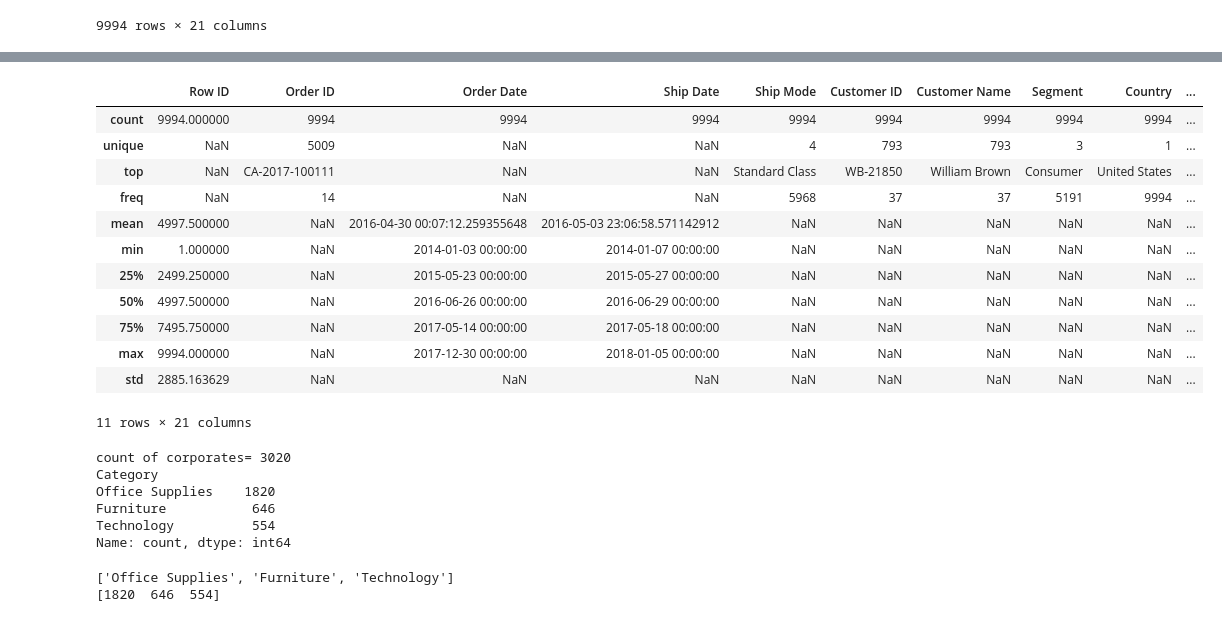
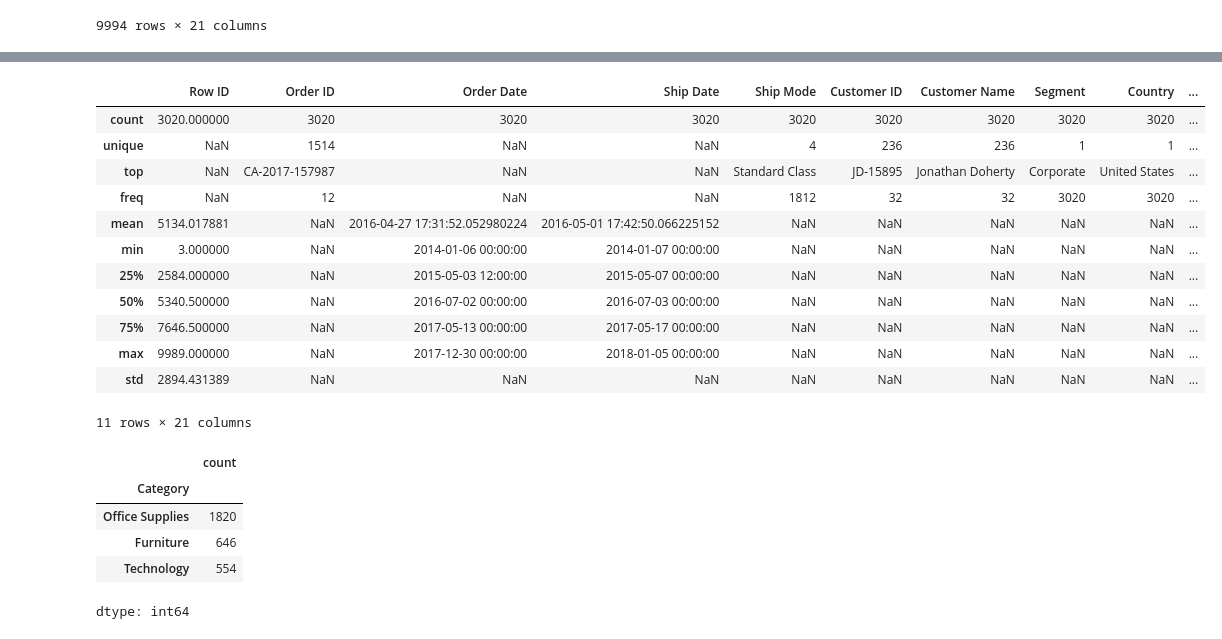
Before and after one commit to ankitg-02/sales_analysis, a Jupyter notebook: Corporate.ipynb, the cells around one changed output, grey strips where cells are left out. Drawn from its saved outputs; the diff is of its cells as text; code cells hidden in the pictures.

```diff
--- a/Corporate.ipynb
+++ b/Corporate.ipynb
@@ -7,8 +7,8 @@ import matplotlib.pyplot as plt
 # %%
 #importing data from excelsheet
 corporate_sales=pd.read_excel("/content/Sample-sales-data-excel.xls")
-corporate=pd.Data Frame(corporate_sales)
-corporate
+data=pd.DataFrame(corporate_sales)
+data
 # %% [output]
 |  | Row ID | Order ID | Order Date | Ship Date | Ship Mode | Customer ID | Customer Name | Segment | Country | ... |
 | 0 | 1 | CA-2016-152156 | 2016-11-08 | 2016-11-11 | Second Class | CG-12520 | Claire Gute | Consumer | United States | ... |
@@ -65,0 +26,4 @@ dtype: object
+# %%
+corporate_mod=data.groupby('Segment')
+corporate_data=corporate_mod.get_group('Corporate')
+corporate_data
@@ -107,46 +106,28 @@ Profit :
 # %%
-corporate.describe(include='all')
+corporate_data.describe(include="all")
 # %% [output]
 |  | Row ID | Order ID | Order Date | Ship Date | Ship Mode | Customer ID | Customer Name | Segment | Country | ... |
-| count | 9994.000000 | 9994 | 9994 | 9994 | 9994 | 9994 | 9994 | 9994 | 9994 | ... |
-| unique | NaN | 5009 | NaN | NaN | 4 | 793 | 793 | 3 | 1 | ... |
-| top | NaN | CA-2017-100111 | NaN | NaN | Standard Class | WB-21850 | William Brown | Consumer | United States | ... |
-| freq | NaN | 14 | NaN | NaN | 5968 | 37 | 37 | 5191 | 9994 | ... |
-| mean | 4997.500000 | NaN | 2016-04-30 00:07:12.259355648 | 2016-05-03 23:06:58.571142912 | NaN | NaN | NaN | NaN | NaN | ... |
-| min | 1.000000 | NaN | 2014-01-03 00:00:00 | 2014-01-07 00:00:00 | NaN | NaN | NaN | NaN | NaN | ... |
-| 25% | 2499.250000 | NaN | 2015-05-23 00:00:00 | 2015-05-27 00:00:00 | NaN | NaN | NaN | NaN | NaN | ... |
-| 50% | 4997.500000 | NaN | 2016-06-26 00:00:00 | 2016-06-29 00:00:00 | NaN | NaN | NaN | NaN | NaN | ... |
-| 75% | 7495.750000 | NaN | 2017-05-14 00:00:00 | 2017-05-18 00:00:00 | NaN | NaN | NaN | NaN | NaN | ... |
-| max | 9994.000000 | NaN | 2017-12-30 00:00:00 | 2018-01-05 00:00:00 | NaN | NaN | NaN | NaN | NaN | ... |
-| std | 2885.163629 | NaN | NaN | NaN | NaN | NaN | NaN | NaN | NaN | ... |
+| count | 3020.000000 | 3020 | 3020 | 3020 | 3020 | 3020 | 3020 | 3020 | 3020 | ... |
+| unique | NaN | 1514 | NaN | NaN | 4 | 236 | 236 | 1 | 1 | ... |
+| top | NaN | CA-2017-157987 | NaN | NaN | Standard Class | JD-15895 | Jonathan Doherty | Corporate | United States | ... |
+| freq | NaN | 12 | NaN | NaN | 1812 | 32 | 32 | 3020 | 3020 | ... |
+| mean | 5134.017881 | NaN | 2016-04-27 17:31:52.052980224 | 2016-05-01 17:42:50.066225152 | NaN | NaN | NaN | NaN | NaN | ... |
+| min | 3.000000 | NaN | 2014-01-06 00:00:00 | 2014-01-07 00:00:00 | NaN | NaN | NaN | NaN | NaN | ... |
+| 25% | 2584.000000 | NaN | 2015-05-03 12:00:00 | 2015-05-07 00:00:00 | NaN | NaN | NaN | NaN | NaN | ... |
+| 50% | 5340.500000 | NaN | 2016-07-02 00:00:00 | 2016-07-03 00:00:00 | NaN | NaN | NaN | NaN | NaN | ... |
+| 75% | 7646.500000 | NaN | 2017-05-13 00:00:00 | 2017-05-17 00:00:00 | NaN | NaN | NaN | NaN | NaN | ... |
+| max | 9989.000000 | NaN | 2017-12-30 00:00:00 | 2018-01-05 00:00:00 | NaN | NaN | NaN | NaN | NaN | ... |
+| std | 2894.431389 | NaN | NaN | NaN | NaN | NaN | NaN | NaN | NaN | ... |
 11 rows × 21 columns
-# %%
-#count of corporate
-count_corporate=0
-for i in corporate_sales['Segment']:
-  if i=='Corporate':
-    count_corporate+=1
-print("count of corporates=",count_corporate)
-#count of products under category section from the copoerate segment
-record_corporate=corporate_sales.groupby('Segment')
-print(record_corporate.Category.get_group("Corporate").value_counts())
-quantity_of_category=record_corporate.Category.get_group("Corporate").value_counts()
-# %% [output]
-count of corporates= 3020
-Category
-Office Supplies    1820
-Furniture           646
-Technology          554
-Name: count, dtype: int64
-# %%
-#details for the bar-graph
-Corporate_category=['Office Supplies','Furniture','Technology']
-print(Corporate_category)
-Corporate_category_quantity=np.array(quantity_of_category)
-print(Corporate_category_quantity)
-# %% [output]
-['Office Supplies', 'Furniture', 'Technology']
-[1820  646  554]
+# %%
+corporate_data['Category'].value_counts()
+# %% [output]
+|  | count |
+| Category |  |
+| Office Supplies | 1820 |
+| Furniture | 646 |
+| Technology | 554 |
+dtype: int64
 # %%
 plt.xlabel("(Category)")
 plt.ylabel("(Quantities sold)")
```
Also changed, not shown: parts of 8 cells of this notebook.
